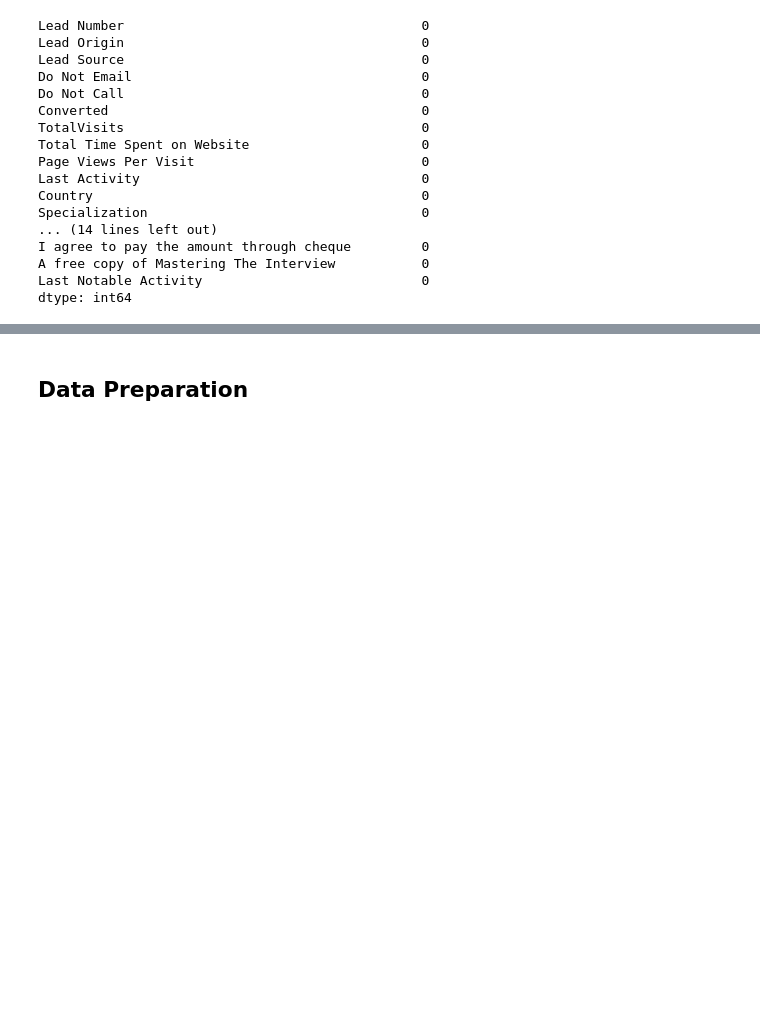
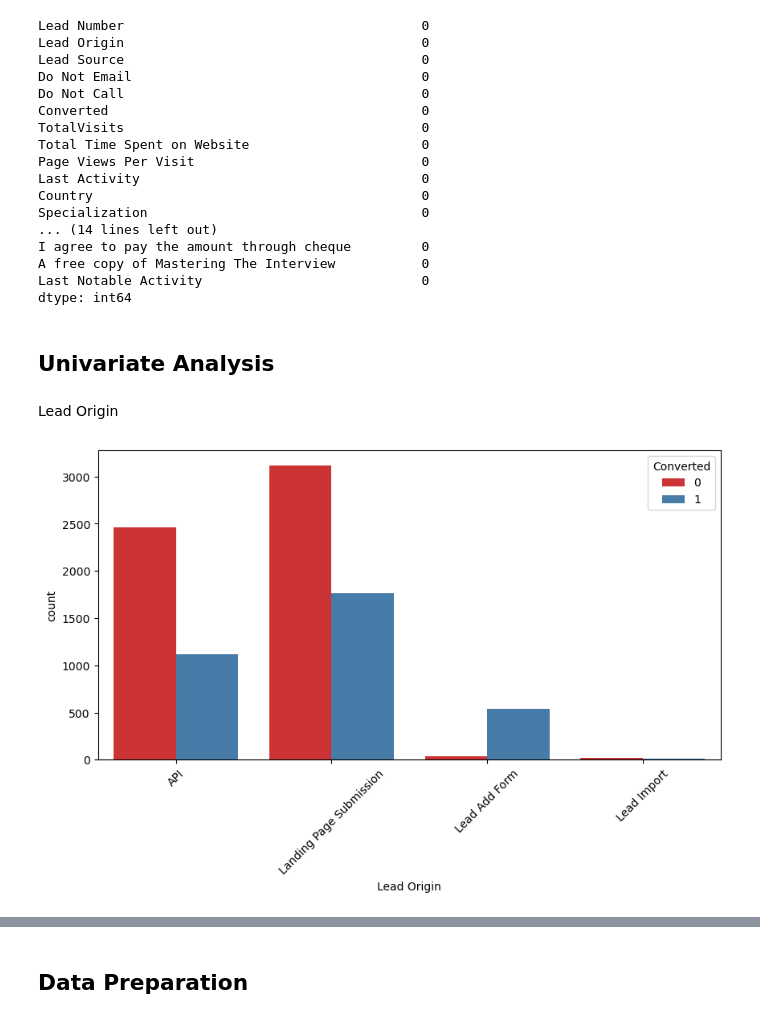
Before and after one commit to thaneeshshanand/lead-scoring-case-study, a Jupyter notebook: LeadScoringCaseStudy.ipynb, the cells around one changed output, grey strips where cells are left out. Cells and saved outputs as stored; diff of their text form; code cells hidden in the pictures; blank space fills up the shorter version.

Commit message:
Further univariate analysis added

```diff
--- a/LeadScoringCaseStudy.ipynb
+++ b/LeadScoringCaseStudy.ipynb
@@ -211,3 +211,14 @@ I agree to pay the amount through cheque         0
 A free copy of Mastering The Interview           0
 Last Notable Activity                            0
 dtype: int64
+# %% [markdown]
+## Univariate Analysis
+# %% [markdown]
+Lead Origin
+# %%
+plt.figure(figsize=(10,5))
+sns.countplot(x = "Lead Origin", hue = "Converted", data = leads_df,palette='Set1')
+plt.xticks(rotation = 45)
+plt.show()
+# %% [output]
+[figure, added]
```
Also changed, not shown: parts of 42 cells of this notebook.
